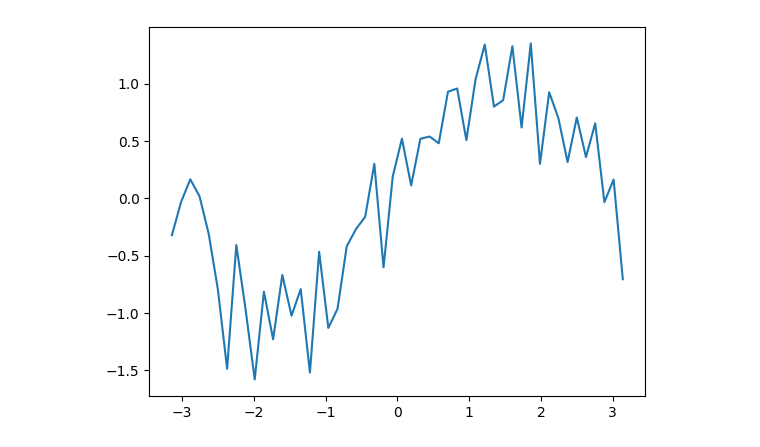
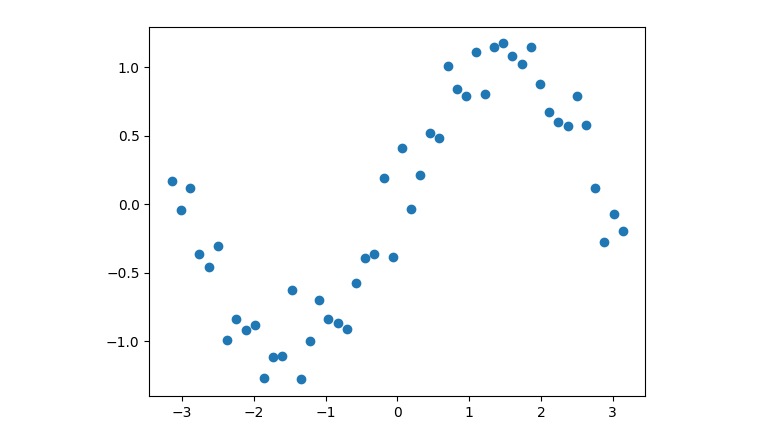
Before and after one commit to kiranvad/DOE, a Jupyter notebook: Lecture 17.ipynb, the cells around one changed output. Cells and saved outputs as stored; diff of their text form; code cells hidden in the pictures.

```diff
--- a/Lecture 17.ipynb
+++ b/Lecture 17.ipynb
@@ -15,11 +15,11 @@ plt_style = {"text.usetex": True,
             }
 # %%
 # Noisy training data
-noise = 0.4
+noise = 0.2
 x = np.linspace(-np.pi, np.pi).reshape(-1, 1)
 y0 = np.sin(x) + noise * np.random.randn(*x.shape)
 fig, ax = plt.subplots()
-ax.plot(x, y0)
+ax.scatter(x, y0)
 plt.show()
 # %% [output]
-[figure, old version]
+[figure, new version]
```
Also changed, not shown: parts of 11 cells of this notebook, 1 other file.
